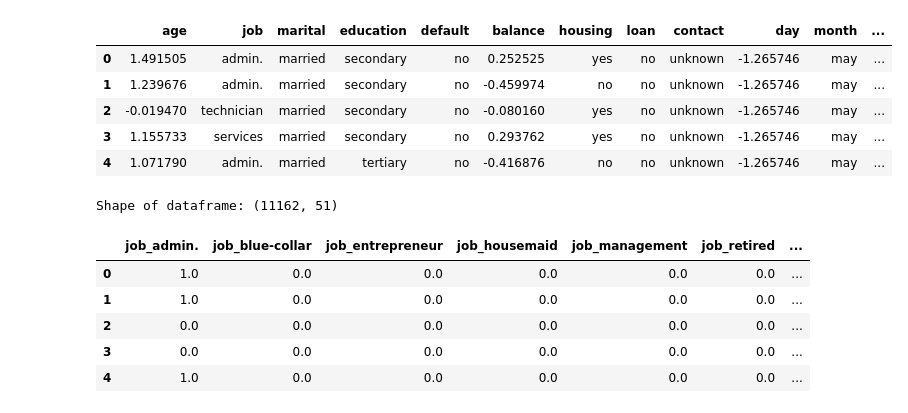
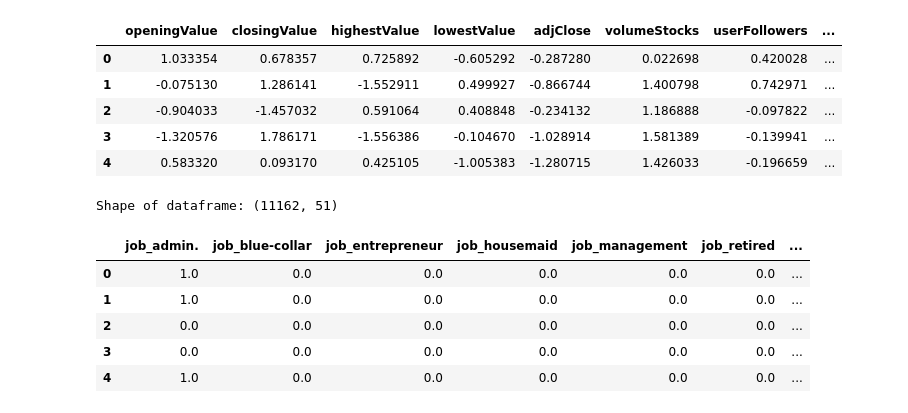
Before and after one commit to nilayamkamila/block-chain-intelligent-machine, a Jupyter notebook: block-chain-machine-learning/block-chain/BlockChainBankDataClassification.ipynb, the cells around one changed output. Saved outputs shown, nothing was run; the diff lists cells and outputs as text; code cells hidden in the pictures.

```diff
--- a/block-chain-machine-learning/block-chain/BlockChainBankDataClassification.ipynb
+++ b/block-chain-machine-learning/block-chain/BlockChainBankDataClassification.ipynb
@@ -16,10 +16,15 @@ plt.style.use('seaborn')
 # %%
 # Load dataset
 #df_bank = pd.read_csv('https://raw.githubusercontent.com/rafiag/DTI2020/main/data/bank.csv')
-df_bank = pd.read_csv('data/bank.csv')
+#df_bank = pd.read_csv('data/bank.csv')
+df_bank = pd.read_csv('data/blockchain-kinesis-data-stream-realtime.csv')
 
 # Drop 'duration' column
-df_bank = df_bank.drop('duration', axis=1)
+#df_bank = df_bank.drop('duration', axis=1)
+df_bank = df_bank.drop('currencyId', axis=1)
+df_bank = df_bank.drop('userIdentity', axis=1)
+df_bank = df_bank.drop('certifiedAuthorityTrusted', axis=1)
+df_bank = df_bank.drop('userVerified', axis=1)
 
 # print(df_bank.info())
 print('Shape of dataframe:', df_bank.shape)
@@ -61,21 +60,22 @@ dtype: int64
 # %%
 from sklearn.preprocessing import StandardScaler
 
 # Copying original dataframe
 df_bank_ready = df_bank.copy()
 
 scaler = StandardScaler()
-num_cols = ['age', 'balance', 'day', 'campaign', 'pdays', 'previous']
+#	openingValue	closingValue	highestValue	lowestValue	adjClose	volumeStocks	userFollowers	userFriends	userCreditRating	tokenTrusted
+num_cols = ['openingValue', 'closingValue', 'highestValue', 'highestValue', 'lowestValue', 'adjClose', 'volumeStocks', 'userFollowers', 'userFriends', 'userCreditRating', 'tokenTrusted']
 df_bank_ready[num_cols] = scaler.fit_transform(df_bank[num_cols])
 
 df_bank_ready.head()
 # %% [output]
-|  | age | job | marital | education | default | balance | housing | loan | contact | day | month | ... |
-| 0 | 1.491505 | admin. | married | secondary | no | 0.252525 | yes | no | unknown | -1.265746 | may | ... |
-| 1 | 1.239676 | admin. | married | secondary | no | -0.459974 | no | no | unknown | -1.265746 | may | ... |
-| 2 | -0.019470 | technician | married | secondary | no | -0.080160 | yes | no | unknown | -1.265746 | may | ... |
-| 3 | 1.155733 | services | married | secondary | no | 0.293762 | yes | no | unknown | -1.265746 | may | ... |
-| 4 | 1.071790 | admin. | married | tertiary | no | -0.416876 | no | no | unknown | -1.265746 | may | ... |
+|  | openingValue | closingValue | highestValue | lowestValue | adjClose | volumeStocks | userFollowers | ... |
+| 0 | 1.033354 | 0.678357 | 0.725892 | -0.605292 | -0.287280 | 0.022698 | 0.420028 | ... |
+| 1 | -0.075130 | 1.286141 | -1.552911 | 0.499927 | -0.866744 | 1.400798 | 0.742971 | ... |
+| 2 | -0.904033 | -1.457032 | 0.591064 | 0.408848 | -0.234132 | 1.186888 | -0.097822 | ... |
+| 3 | -1.320576 | 1.786171 | -1.556386 | -0.104670 | -1.028914 | 1.581389 | -0.139941 | ... |
+| 4 | 0.583320 | 0.093170 | 0.425105 | -1.005383 | -1.280715 | 1.426033 | -0.196659 | ... |
 # %%
 from sklearn.preprocessing import OneHotEncoder
 
```
Also changed, not shown: parts of 3 cells of this notebook, 7 other files.
